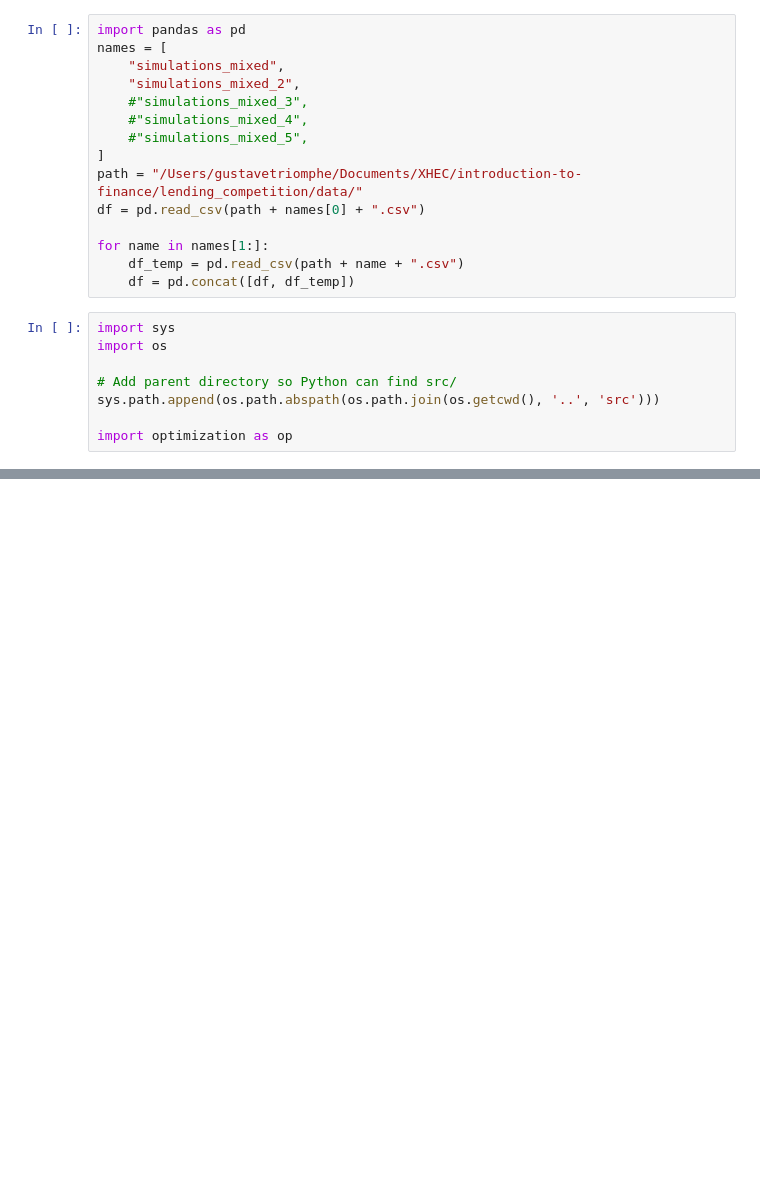
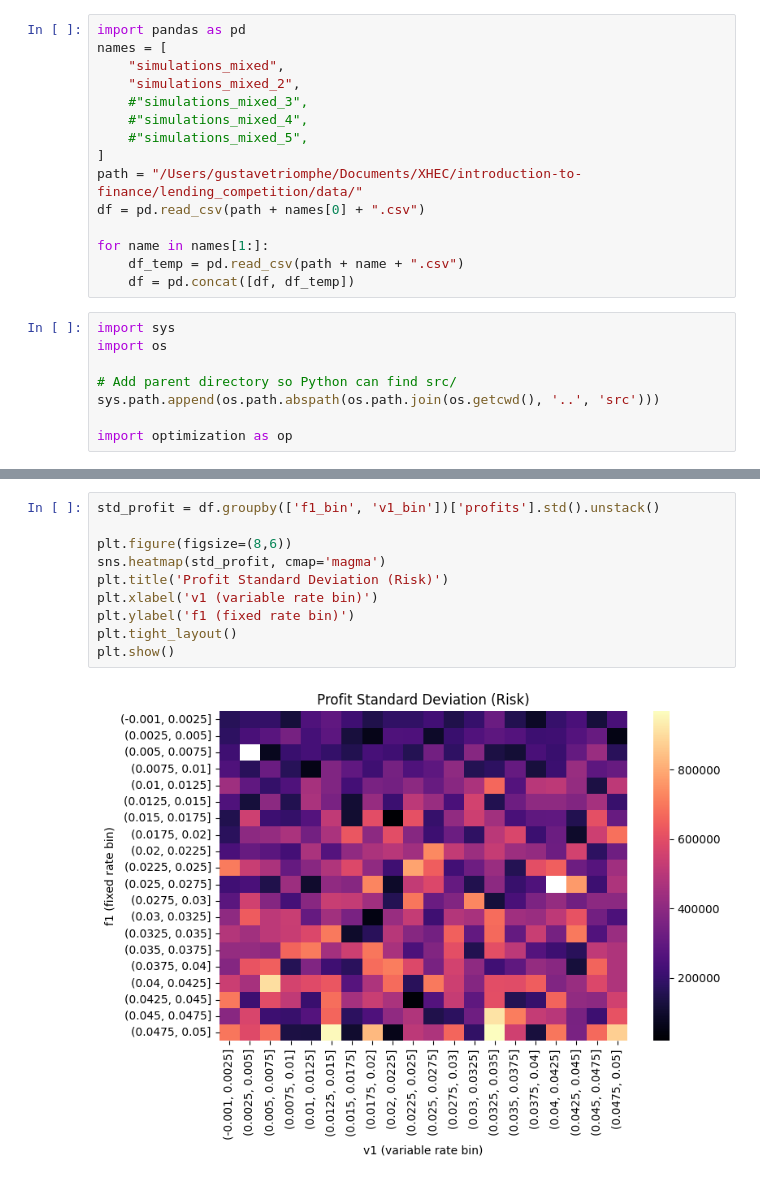
Before and after one commit to pfilisetti/lending_competition, a Jupyter notebook: notebooks/optimizing_m.ipynb, the cells around one changed output, grey strips where cells are left out. Cells and saved outputs as stored; diff of their text form; blank space fills up the shorter version.

```diff
--- a/notebooks/optimizing_m.ipynb
+++ b/notebooks/optimizing_m.ipynb
@@ -32,0 +52,12 @@ op.plot_profit_distributions(df, df_r1, df_r2, df_r3)
+# %%
+std_profit = df.groupby(['f1_bin', 'v1_bin'])['profits'].std().unstack()
+
+plt.figure(figsize=(8,6))
+sns.heatmap(std_profit, cmap='magma')
+plt.title('Profit Standard Deviation (Risk)')
+plt.xlabel('v1 (variable rate bin)')
+plt.ylabel('f1 (fixed rate bin)')
+plt.tight_layout()
+plt.show()
+# %% [output]
+[figure, added]
```
Also changed, not shown: parts of 5 cells of this notebook, 6 other files.
